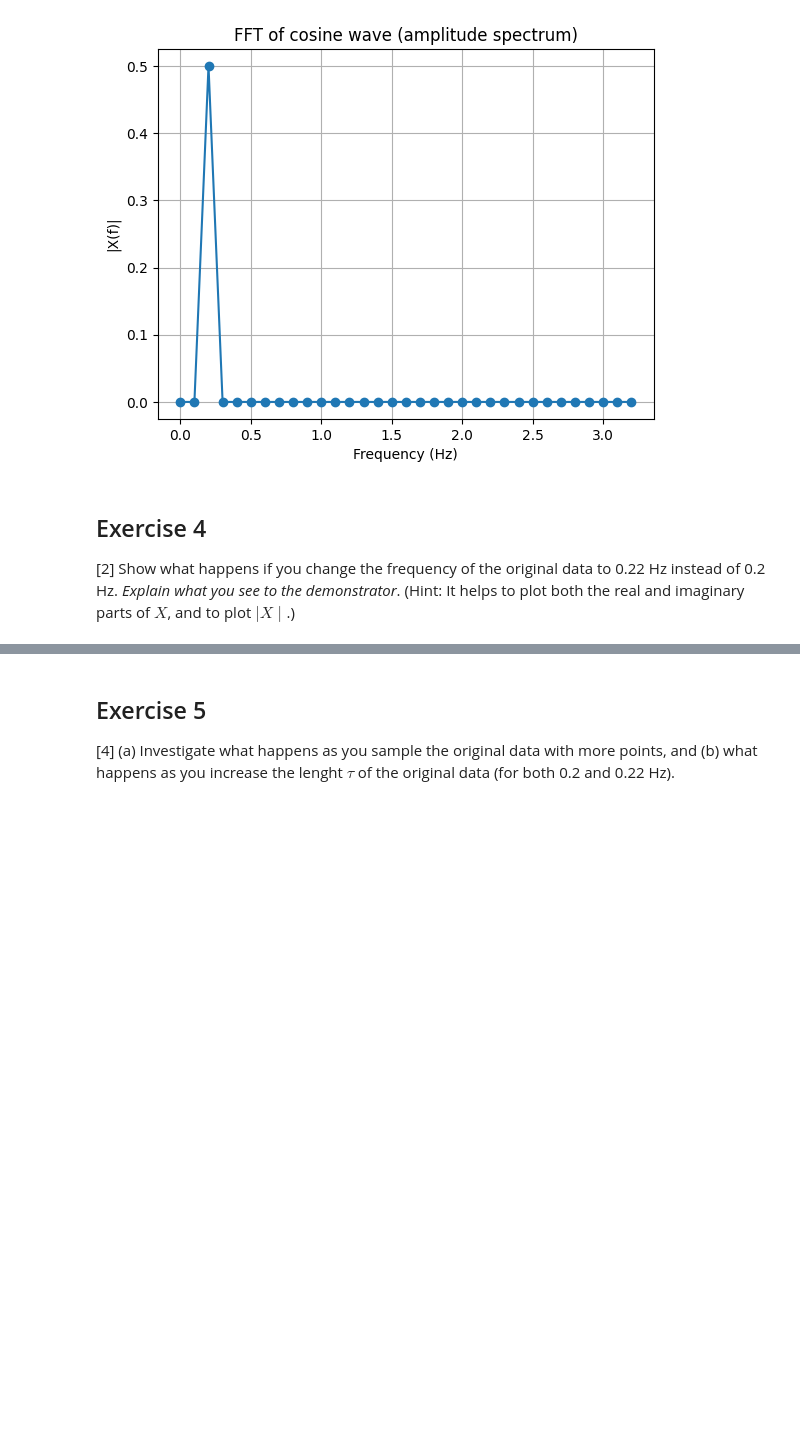
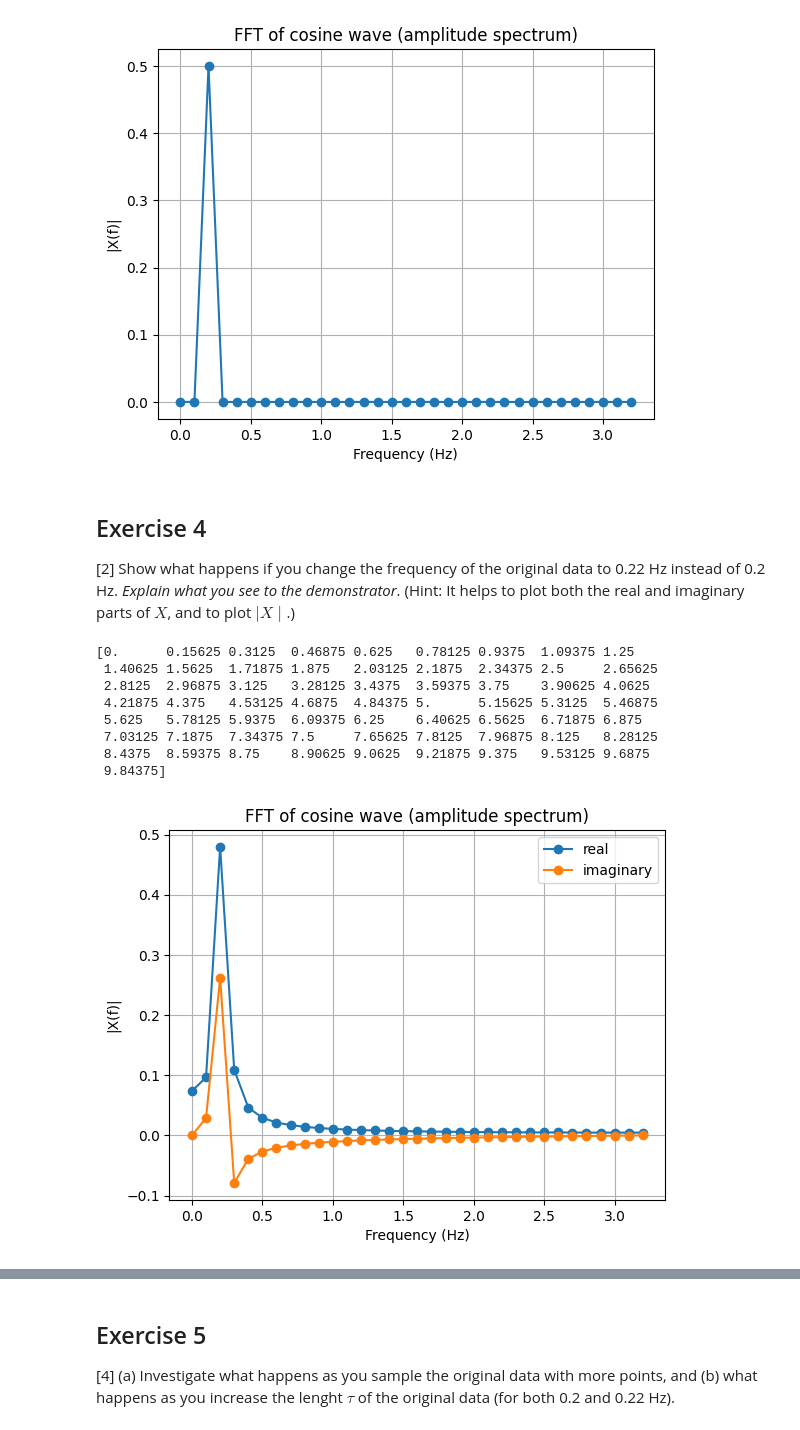
Before and after one commit to PX2145-2025/week-10-b-w-dummett, a Jupyter notebook: FFT.ipynb, the cells around one changed output, grey strips where cells are left out. Saved outputs shown, nothing was run; the diff lists cells and outputs as text; code cells hidden in the pictures; blank space fills up the shorter version.

```diff
--- a/FFT.ipynb
+++ b/FFT.ipynb
@@ -429,3 +430,42 @@ plt.show()
 ## Exercise 4
 [2] Show what happens if you change the frequency of the original data to 0.22 Hz instead of 0.2 Hz. _Explain what you see to the demonstrator_.
 (Hint: It helps to plot both the real and imaginary parts of $X$, and to plot $\mid X \mid$.)
+# %%
+# Examine a small number of points to see what happens more easily
+N=64 # the fft algorithm is fastest for N a power of 2
+tau = 10.0 # time length
+t = np.linspace(0, tau, N, endpoint=False) # creates N points to cover tau seconds
+# Choose endpoint False so that signal would fit exactly periodically within tau
+print(t)
+#
+f = 0.22 # frequency in Hz
+x = np.cos(2*np.pi*f*t) # create x array, amplitude 1.0
+X = fft(x)/N # fft and normalise
+
+# Calculate the sampling rate Fs
+Fs = N / tau
+
+# Calculate the one-sided spectrum using the Spectrum1 function
+frq, X = Spectrum1(x, Fs)
+
+# Plot the absolute amplitude spectrum versus frequency
+plt.plot(frq, np.abs(X), 'o-',label='real')
+plt.plot(frq, (X.imag), 'o-',label='imaginary')
+plt.title('FFT of cosine wave (amplitude spectrum)')
+plt.xlabel('Frequency (Hz)')
+plt.ylabel('|X(f)|')
+plt.grid()
+plt.legend()
+plt.show()
+
+#because there isnt a point at 0.22 Hz so needs multiple points to simulate a peak at 0.22 Hz
+# %% [output]
+[0.      0.15625 0.3125  0.46875 0.625   0.78125 0.9375  1.09375 1.25
+ 1.40625 1.5625  1.71875 1.875   2.03125 2.1875  2.34375 2.5     2.65625
+ 2.8125  2.96875 3.125   3.28125 3.4375  3.59375 3.75    3.90625 4.0625
+ 4.21875 4.375   4.53125 4.6875  4.84375 5.      5.15625 5.3125  5.46875
+ 5.625   5.78125 5.9375  6.09375 6.25    6.40625 6.5625  6.71875 6.875
+ 7.03125 7.1875  7.34375 7.5     7.65625 7.8125  7.96875 8.125   8.28125
+ 8.4375  8.59375 8.75    8.90625 9.0625  9.21875 9.375   9.53125 9.6875
+ 9.84375]
+[figure, added]
```
Also changed, not shown: parts of 10 cells of this notebook.
